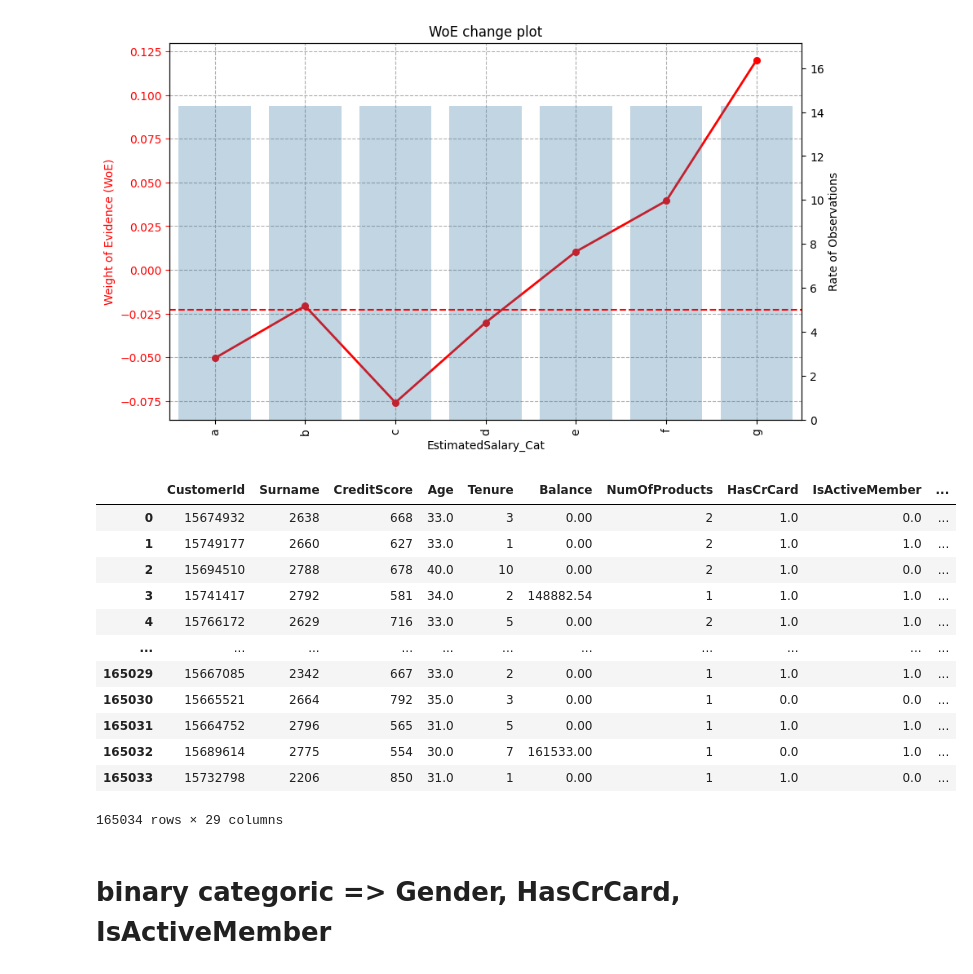
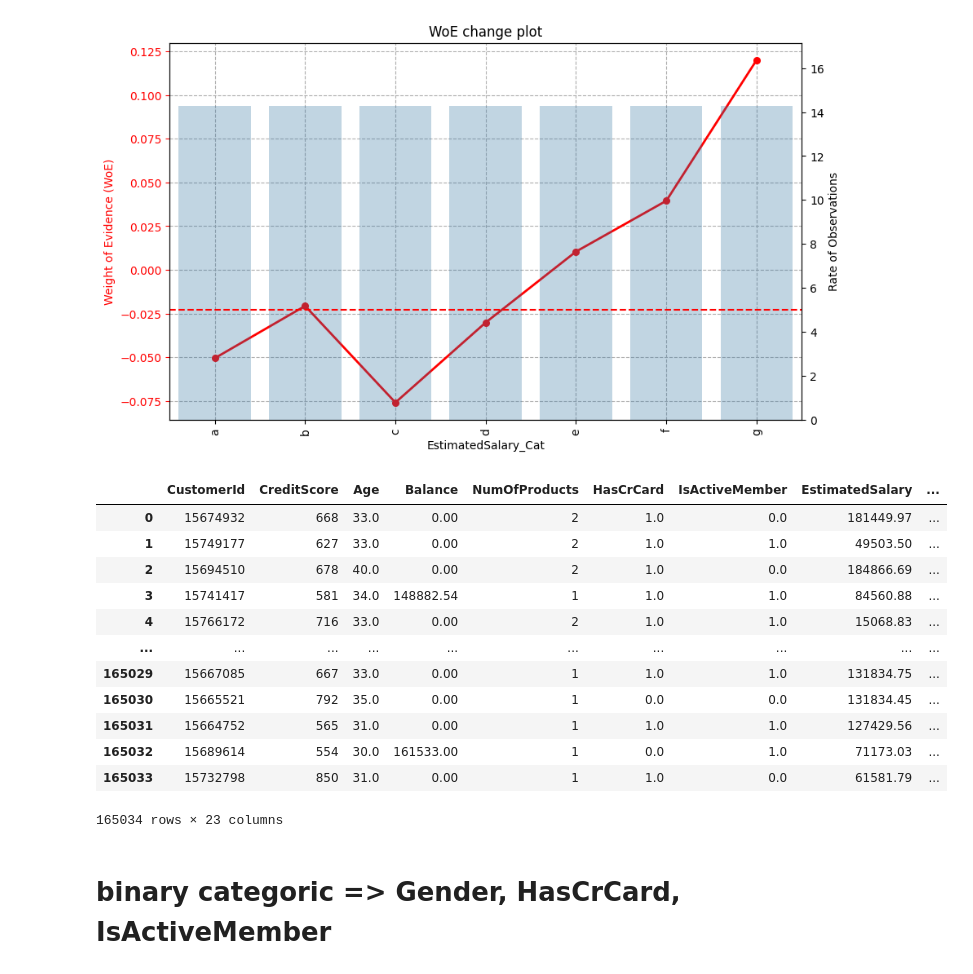
Before and after one commit to ShukurulloNabiyev/Exam-4, a Jupyter notebook: model.ipynb, the cells around one changed output. Cells and saved outputs as stored; diff of their text form; code cells hidden in the pictures.

```diff
--- a/model.ipynb
+++ b/model.ipynb
@@ -11,7 +11,7 @@ from sklearn.pipeline import make_pipeline
 import matplotlib.pyplot as plt
 import seaborn as sns
 # %%
-df = pd.read_csv('train.csv').drop(columns=['id'])
-df_test = pd.read_csv('test.csv').drop(columns=['id'])
+df = pd.read_csv('train.csv').drop(columns=['id', 'Surname', 'Tenure'])
+df_test = pd.read_csv('test.csv').drop(columns=['id', 'Surname', 'Tenure'])
 df
 # %% [output]
@@ -70,15 +54,3 @@ Name: count, Length: 2797, dtype: int64
-# %%
-lst = df['Surname'].value_counts().sort_values().reset_index()['Surname'].tolist()
-dct = {}
-for i in range(len(lst)):
-    dct[lst[i]] = i
-df['Surname'] = df['Surname'].map(dct)
-# %%
-lst = df_test['Surname'].value_counts().sort_values().reset_index()['Surname'].tolist()
-dct = {}
-for i in range(len(lst)):
-    dct[lst[i]] = i
-df_test['Surname'] = df_test['Surname'].map(dct)
 # %%
 def WoE_v2(data, feature_name, target_name):
     df = data.copy()
@@ -160,22 +132,22 @@ plt.show()
 # %% [output]
 [figure]
 # %%
-df = pd.get_dummies(df, columns=['Geography', 'Gender', 'Age_Cat','EstimatedSalary_Cat'], dtype=int, drop_first=False)
-df_test = pd.get_dummies(df_test, columns=['Geography', 'Gender', 'Age_Cat', 'EstimatedSalary_Cat'], dtype=int, drop_first=False)
+df = pd.get_dummies(df, columns=['Geography', 'Gender', 'Age_Cat','EstimatedSalary_Cat'], dtype=int, drop_first=True)
+df_test = pd.get_dummies(df_test, columns=['Geography', 'Gender', 'Age_Cat', 'EstimatedSalary_Cat'], dtype=int, drop_first=True)
 df
 # %% [output]
-|  | CustomerId | Surname | CreditScore | Age | Tenure | Balance | NumOfProducts | HasCrCard | IsActiveMember | ... |
-| 0 | 15674932 | 2638 | 668 | 33.0 | 3 | 0.00 | 2 | 1.0 | 0.0 | ... |
-| 1 | 15749177 | 2660 | 627 | 33.0 | 1 | 0.00 | 2 | 1.0 | 1.0 | ... |
-| 2 | 15694510 | 2788 | 678 | 40.0 | 10 | 0.00 | 2 | 1.0 | 0.0 | ... |
-| 3 | 15741417 | 2792 | 581 | 34.0 | 2 | 148882.54 | 1 | 1.0 | 1.0 | ... |
-| 4 | 15766172 | 2629 | 716 | 33.0 | 5 | 0.00 | 2 | 1.0 | 1.0 | ... |
-| ... | ... | ... | ... | ... | ... | ... | ... | ... | ... | ... |
-| 165029 | 15667085 | 2342 | 667 | 33.0 | 2 | 0.00 | 1 | 1.0 | 1.0 | ... |
-| 165030 | 15665521 | 2664 | 792 | 35.0 | 3 | 0.00 | 1 | 0.0 | 0.0 | ... |
-| 165031 | 15664752 | 2796 | 565 | 31.0 | 5 | 0.00 | 1 | 1.0 | 1.0 | ... |
-| 165032 | 15689614 | 2775 | 554 | 30.0 | 7 | 161533.00 | 1 | 0.0 | 1.0 | ... |
-| 165033 | 15732798 | 2206 | 850 | 31.0 | 1 | 0.00 | 1 | 1.0 | 0.0 | ... |
+|  | CustomerId | CreditScore | Age | Balance | NumOfProducts | HasCrCard | IsActiveMember | EstimatedSalary | ... |
+| 0 | 15674932 | 668 | 33.0 | 0.00 | 2 | 1.0 | 0.0 | 181449.97 | ... |
+| 1 | 15749177 | 627 | 33.0 | 0.00 | 2 | 1.0 | 1.0 | 49503.50 | ... |
+| 2 | 15694510 | 678 | 40.0 | 0.00 | 2 | 1.0 | 0.0 | 184866.69 | ... |
+| 3 | 15741417 | 581 | 34.0 | 148882.54 | 1 | 1.0 | 1.0 | 84560.88 | ... |
+| 4 | 15766172 | 716 | 33.0 | 0.00 | 2 | 1.0 | 1.0 | 15068.83 | ... |
+| ... | ... | ... | ... | ... | ... | ... | ... | ... | ... |
+| 165029 | 15667085 | 667 | 33.0 | 0.00 | 1 | 1.0 | 1.0 | 131834.75 | ... |
+| 165030 | 15665521 | 792 | 35.0 | 0.00 | 1 | 0.0 | 0.0 | 131834.45 | ... |
+| 165031 | 15664752 | 565 | 31.0 | 0.00 | 1 | 1.0 | 1.0 | 127429.56 | ... |
+| 165032 | 15689614 | 554 | 30.0 | 161533.00 | 1 | 0.0 | 1.0 | 71173.03 | ... |
+| 165033 | 15732798 | 850 | 31.0 | 0.00 | 1 | 1.0 | 0.0 | 61581.79 | ... |
-165034 rows × 29 columns
+165034 rows × 23 columns
 # %%
 # encoder = OrdinalEncoder()
```
Also changed, not shown: parts of 10 cells of this notebook.
